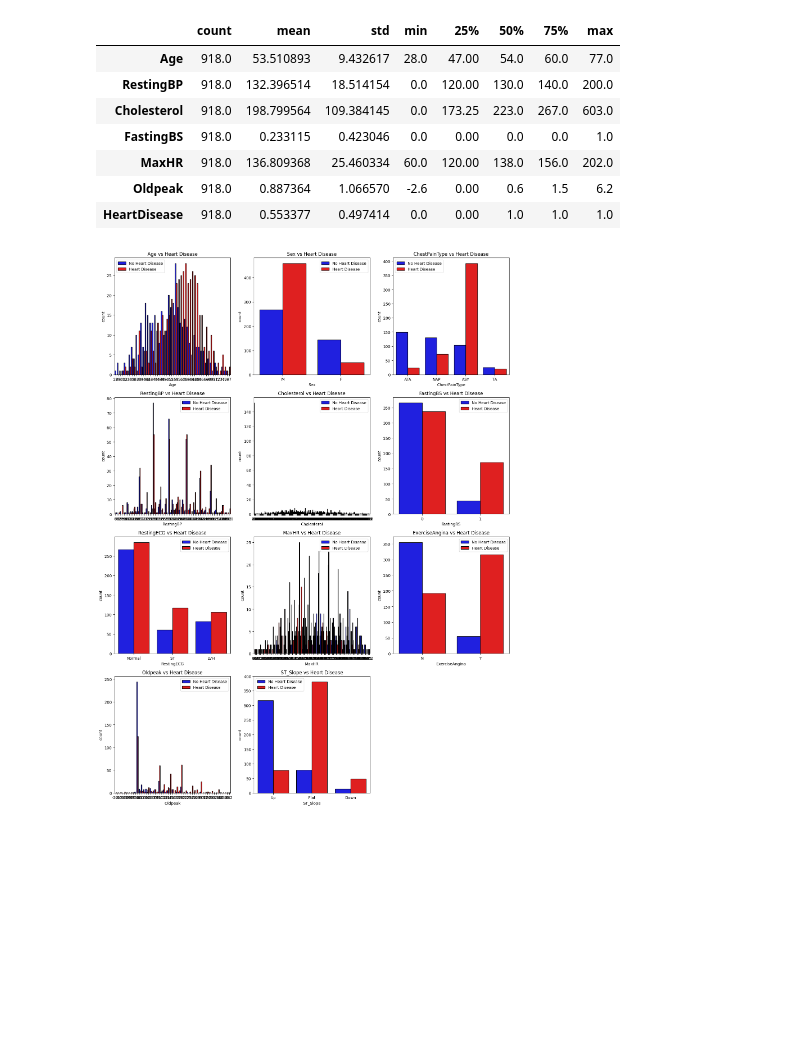
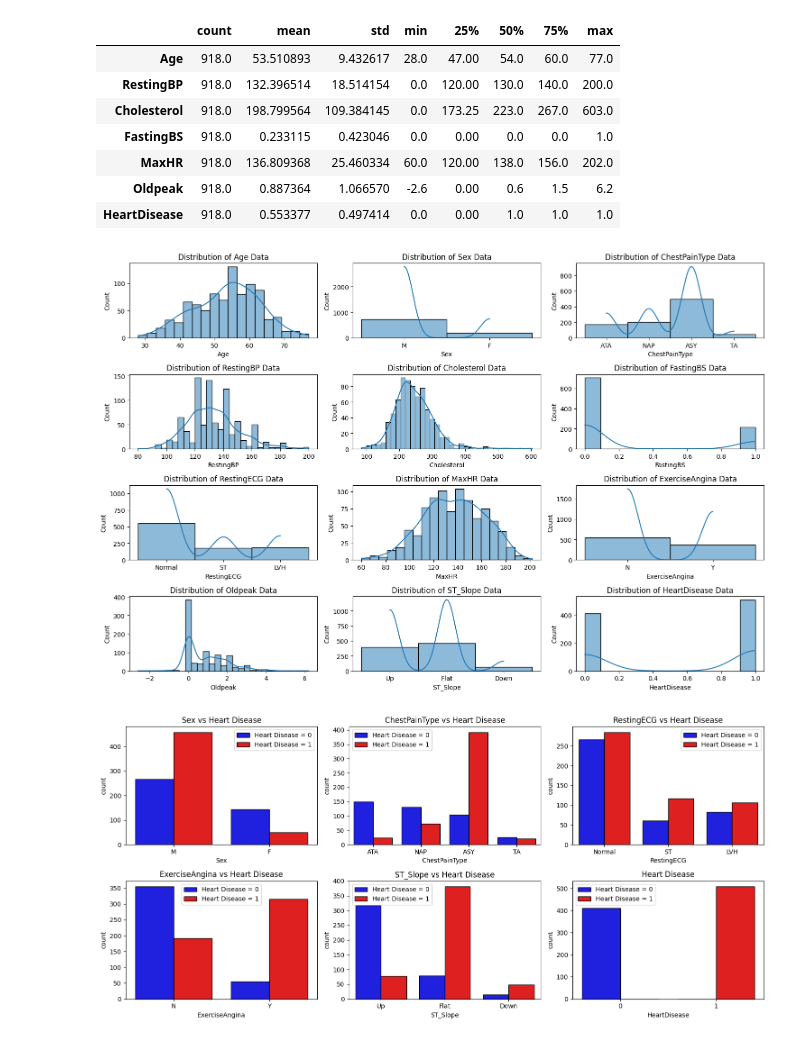
Before and after one commit to nbzuong/ML_Project, a Jupyter notebook: heart_predict.ipynb, the cells around one changed output. Cells and saved outputs as stored; diff of their text form; code cells hidden in the pictures; blank space fills up the shorter version.

```diff
--- a/heart_predict.ipynb
+++ b/heart_predict.ipynb
@@ -45,0 +41,4 @@ dtype: object
+# %%
+# Check for null values
+for col in heart.columns:
+    print(col, heart[col].isnull().sum())
@@ -46,6 +58,8 @@ dtype: object
 # %%
-string_col = heart.select_dtypes(include="object").columns
-heart[string_col]=heart[string_col].astype("string")
+string_col = ['Sex', 'ChestPainType', 'RestingECG', 'ExerciseAngina', 'ST_Slope']
+not_string_col = ['Age', 'RestingBP', 'Cholesterol', 'FastingBS', 'MaxHR', 'Oldpeak']
+heart[string_col] = heart[string_col].astype('string')
+heart[not_string_col] = heart[not_string_col].astype('float64')
 heart.describe().T
 # %% [output]
 |  | count | mean | std | min | 25% | 50% | 75% | max |
@@ -56,23 +70,6 @@ heart.describe().T
 | MaxHR | 918.0 | 136.809368 | 25.460334 | 60.0 | 120.00 | 138.0 | 156.0 | 202.0 |
 | Oldpeak | 918.0 | 0.887364 | 1.066570 | -2.6 | 0.00 | 0.6 | 1.5 | 6.2 |
 | HeartDisease | 918.0 | 0.553377 | 0.497414 | 0.0 | 0.00 | 1.0 | 1.0 | 1.0 |
-# %%
-fig, ax = plt.subplots(nrows=4, ncols=3, figsize=(15, 20))
-
-# Iterate over the columns and create subplots
-for i, col in enumerate(heart.columns[:-1], 1):
-    plt.subplot(4, 3, i)
-    plt.title(f"{col} vs Heart Disease")
-    sns.countplot(x=col, data=heart, hue="HeartDisease", palette=["blue", "red"], edgecolor='black')
-    plt.legend(['No Heart Disease', 'Heart Disease'])
-    plt.tight_layout()
-
-# Remove the last subplot
-fig.delaxes(ax[3, 2])
-
-plt.show()
-# %% [output]
-[figure, removed]
 # %%
 # There is one record with RestingBP = 0, which is impossible.
 # We should change it to nan and then impute it later.
@@ -81,9 +78,3 @@ heart['RestingBP'] = heart['RestingBP'].replace(0, np.nan)
 heart[heart['Cholesterol'] == 0].shape
 # There are a lot of records with Cholesterol = 0, which is impossible too.
 heart['Cholesterol'] = heart['Cholesterol'].replace(0, np.nan)
-# %%
-string_col=heart.select_dtypes("string").columns.to_list()
-num_col=heart.columns.to_list()
-for col in string_col:
-    num_col.remove(col)
-px.imshow(heart[num_col].corr(),title="Correlation Plot")
@@ -92,0 +81,30 @@ feature = heart.iloc[:, :-1]  # All columns except the last one as the features
+# %%
+plt.figure(figsize=(15,10))
+for i,col in enumerate(heart.columns,1):
+    plt.subplot(4,3,i)
+    plt.title(f"Distribution of {col} Data")
+    sns.histplot(heart[col],kde=True)
+    plt.tight_layout()
+    plt.plot()
+# %% [output]
+[figure, added]
+# %%
+fig, ax = plt.subplots(nrows=2, ncols=3, figsize=(15, 7))
+
+# For categorical variables
+for i, col in enumerate(heart[string_col].columns):
+    plt.subplot(2, 3, i + 1)
+    plt.title(f"{col} vs Heart Disease")
+    sns.countplot(x=col, data=heart, hue="HeartDisease", palette=["blue", "red"], edgecolor='black')
+    plt.legend(['Heart Disease = 0', 'Heart Disease = 1'])
+    plt.tight_layout()
+
+plt.subplot(2, 3, 6)
+plt.title("Heart Disease")
+sns.countplot(x='HeartDisease', data=heart, hue="HeartDisease", palette=["blue", "red"], edgecolor='black')
+plt.legend(['Heart Disease = 0', 'Heart Disease = 1'])
+plt.tight_layout()
+
+plt.show()
+# %% [output]
+[figure, added]
```
Also changed, not shown: parts of 25 cells of this notebook.
